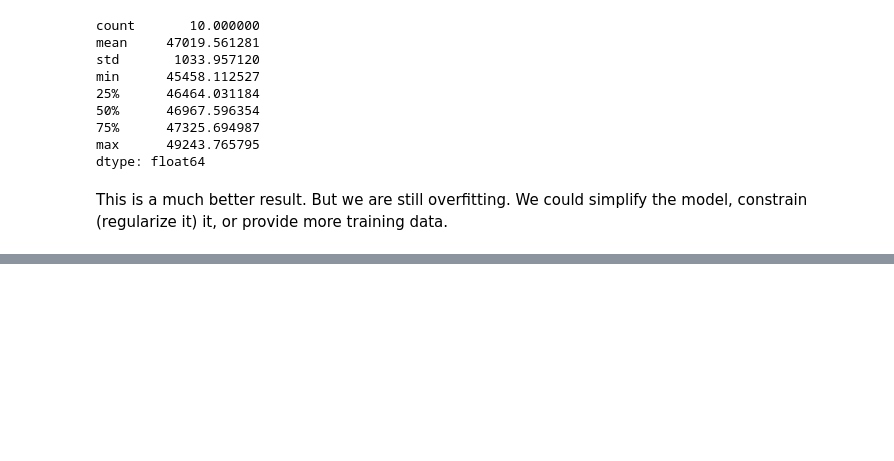
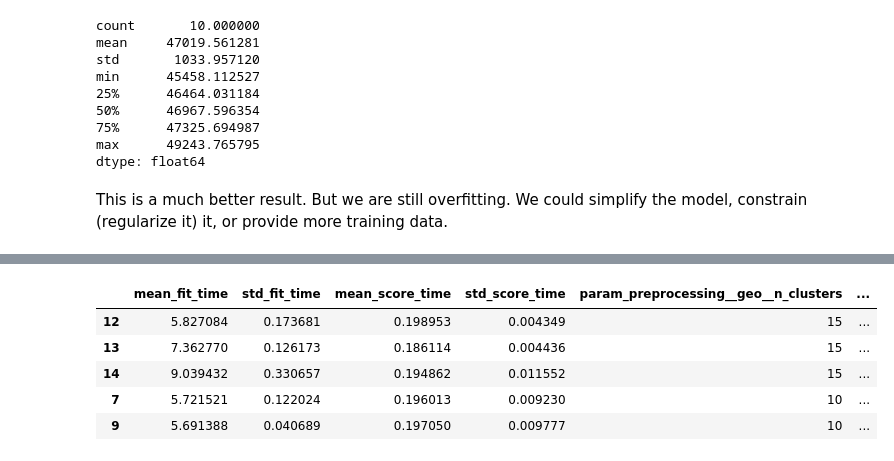
Before and after one commit to MotoBenny/Hands-on-ML, a Jupyter notebook: End_to_end_ML.ipynb, the cells around one changed output, grey strips where cells are left out. Drawn from its saved outputs; the diff is of its cells as text; code cells hidden in the pictures; blank space fills up the shorter version.

```diff
--- a/End_to_end_ML.ipynb
+++ b/End_to_end_ML.ipynb
@@ -817,0 +823,17 @@ This is a much better result. But we are still overfitting. We could simplify th
+# %%
+from sklearn.model_selection import GridSearchCV
+
+full_pipeline = Pipeline([('preprocessing', preprocessing),
+                          ("random_forest", RandomForestRegressor(random_state=42)),
+                          ])
+
+param_grid = [
+    {'preprocessing__geo__n_clusters': [5, 8, 10],
+     'random_forest__max_features': [4, 6, 8]},
+    {'preprocessing__geo__n_clusters': [10, 15],
+     'random_forest__max_features': [6, 8, 10]},
+]
+
+grid_search = GridSearchCV(full_pipeline, param_grid, cv=3,
+                           scoring="neg_root_mean_squared_error")
+grid_search.fit(housing, housing_labels)
@@ -817,0 +884,13 @@ This is a much better result. But we are still overfitting. We could simplify th
+# %%
+cv_res = pd.DataFrame(grid_search.cv_results_)
+# %%
+cv_res.sort_values(by="mean_test_score", ascending=False, inplace=True)
+# %%
+cv_res.head()
+# %% [output]
+|  | mean_fit_time | std_fit_time | mean_score_time | std_score_time | param_preprocessing__geo__n_clusters | ... |
+| 12 | 5.827084 | 0.173681 | 0.198953 | 0.004349 | 15 | ... |
+| 13 | 7.362770 | 0.126173 | 0.186114 | 0.004436 | 15 | ... |
+| 14 | 9.039432 | 0.330657 | 0.194862 | 0.011552 | 15 | ... |
+| 7 | 5.721521 | 0.122024 | 0.196013 | 0.009230 | 10 | ... |
+| 9 | 5.691388 | 0.040689 | 0.197050 | 0.009777 | 10 | ... |
```
Also changed, not shown: parts of 4 cells of this notebook.
